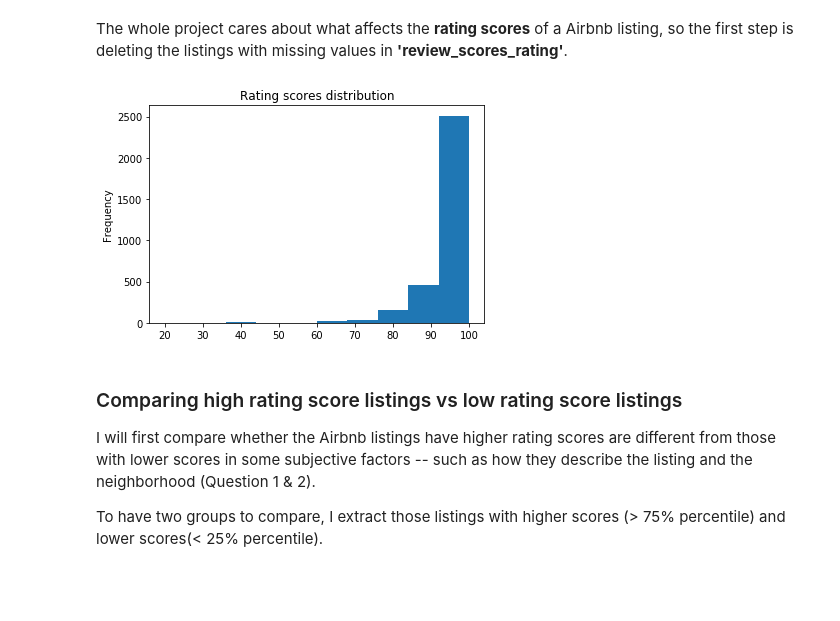
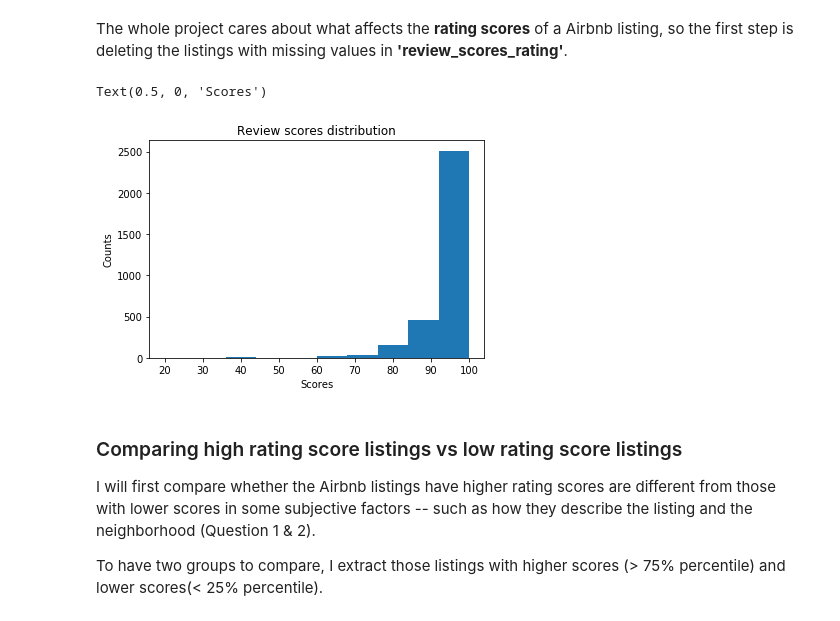
Before and after one commit to YeLiBCM/udacity-DS-nano-project1, a Jupyter notebook: project1_main.ipynb, the cells around one changed output. Drawn from its saved outputs; the diff is of its cells as text; code cells hidden in the pictures; blank space fills up the shorter version.

```diff
--- a/project1_main.ipynb
+++ b/project1_main.ipynb
@@ -27,9 +28,14 @@ df_new = df_listings.dropna(subset = ['review_scores_rating'], axis = 0)
 # %%
 # run this cell to take a look at the ditribution of the rating scores of all the Airbnb listings in Seattle.
 df_new.review_scores_rating.plot(kind = 'hist');
-plt.title('Rating scores distribution');
+plt.title('Review scores distribution');
+plt.ylabel('Counts');
+plt.xlabel('Scores')
+# uncomment the following line if you want to save the figure
+# plt.savefig('Rating_distribution.png', dpi = 100)
 # %% [output]
+Text(0.5, 0, 'Scores')
-[figure, old version]
+[figure, new version]
 # %% [markdown]
 ### Comparing high rating score listings vs low rating score listings
 I will first compare whether the Airbnb listings have higher rating scores are different from those with lower scores in some subjective factors -- such as how they describe the listing and the neighborhood (Question 1 & 2).
```
Also changed, not shown: parts of 66 cells of this notebook.
